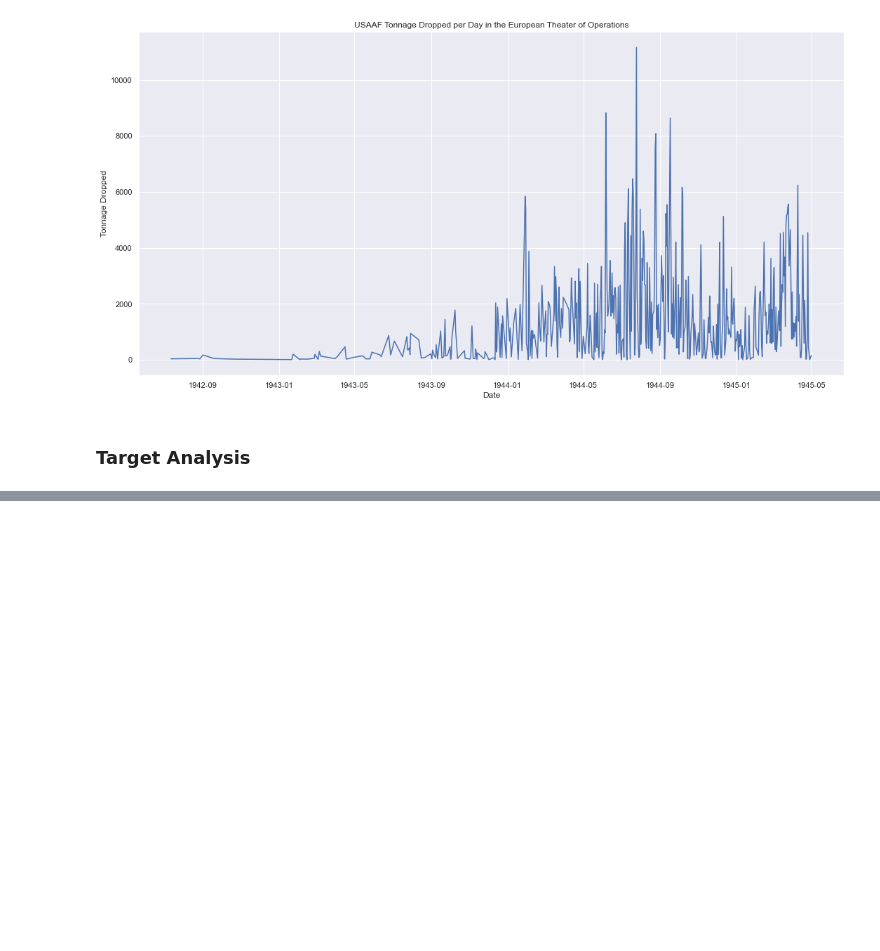
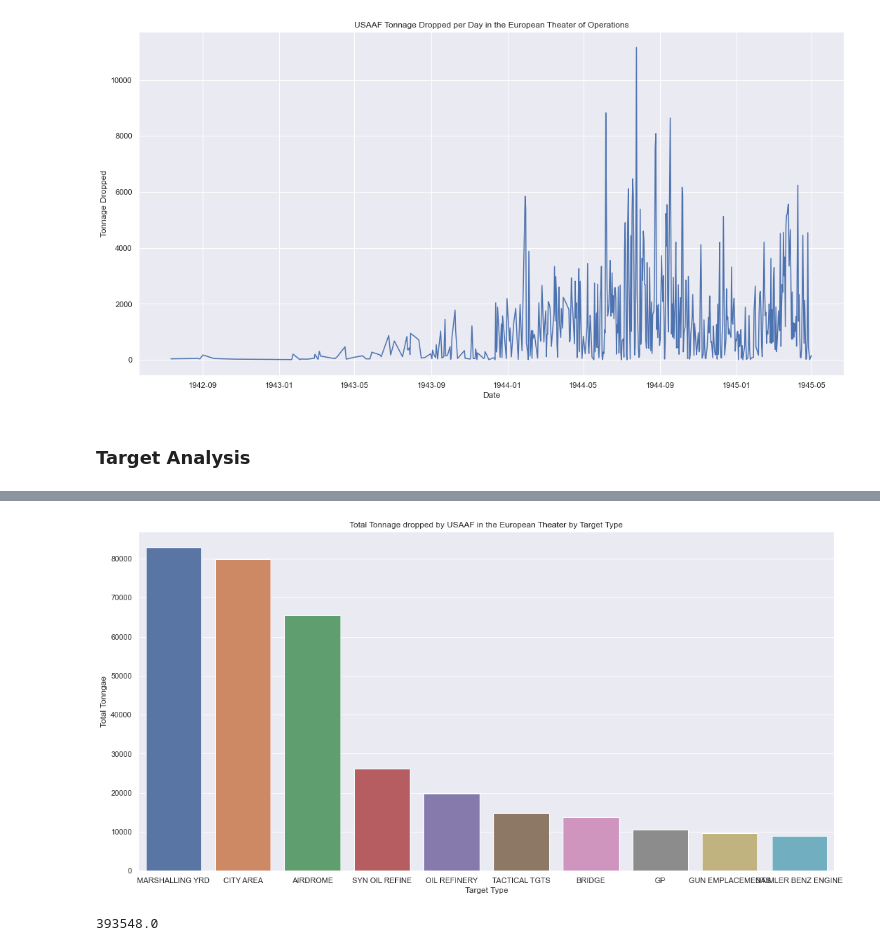
Before and after one commit to sidmurthy/ww2bombing, a Jupyter notebook: bombing_analysis.ipynb, the cells around one changed output, grey strips where cells are left out. Cells and saved outputs as stored; diff of their text form; code cells hidden in the pictures; blank space fills up the shorter version.

```diff
--- a/bombing_analysis.ipynb
+++ b/bombing_analysis.ipynb
@@ -550,0 +549,12 @@ us_eur_tonnage_by_tgt
+# %%
+sns.barplot(data=us_eur_top10_tons_per_tgt, x='TGT_TYPE', y=('TOTAL_TONS', 'sum'));
+plt.ylabel('Total Tonngae')
+plt.xlabel('Target Type')
+plt.title('Total Tonnage dropped by USAAF in the European Theater by Target Type');
+# %% [output]
+[figure, added]
+# %%
+test = us_eur.groupby(by=['TGT_COUNTRY', 'TGT_TYPE']).sum()
+sum(test.loc['GERMANY','TOTAL_TONS'])
+# %% [output]
+393548.0
```
Also changed, not shown: parts of 4 cells of this notebook, 1 other file.
